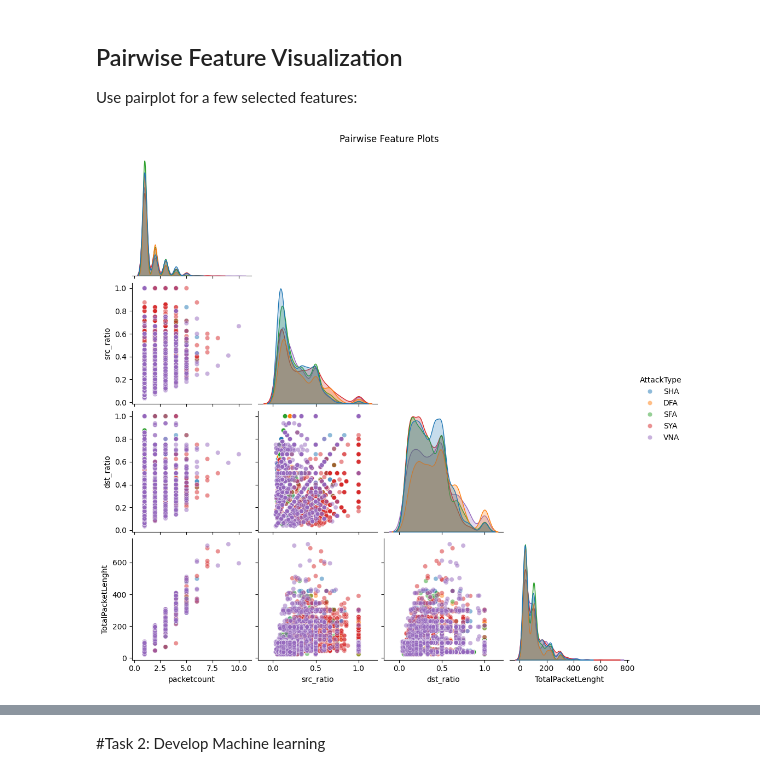
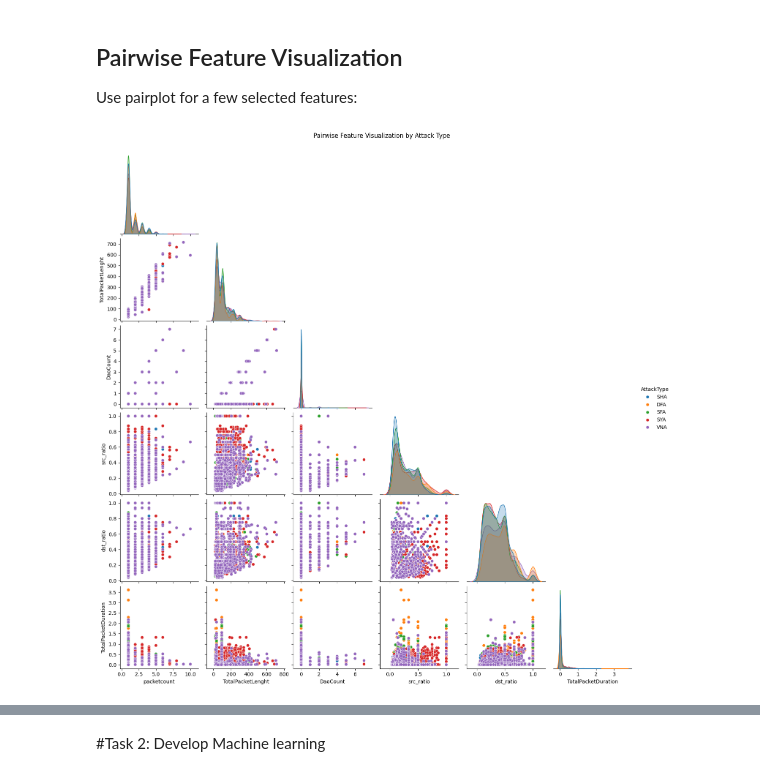
Before and after one commit to buildwithdemis/machinelearning, a Jupyter notebook: Capstone_01_task1.ipynb, the cells around one changed output, grey strips where cells are left out. Cells and saved outputs as stored; diff of their text form; code cells hidden in the pictures.

```diff
--- a/Capstone_01_task1.ipynb
+++ b/Capstone_01_task1.ipynb
@@ -346,9 +365,16 @@ plt.show()
 
 Use pairplot for a few selected features:
 # %%
-sns.pairplot(dataset, vars=['packetcount', 'src_ratio', 'dst_ratio', 'TotalPacketLenght'],
-             hue='AttackType', corner=True, plot_kws={'alpha': 0.5})
-plt.suptitle('Pairwise Feature Plots', y=1.02)
+
+
+# Select the most relevant numeric features
+selected_features = [
+    'packetcount', 'TotalPacketLenght', 'DaoCount',
+    'src_ratio', 'dst_ratio', 'TotalPacketDuration', 'AttackType'
+]
+# Pairwise plot
+sns.pairplot(dataset[selected_features], hue='AttackType', diag_kind='kde', corner=True)
+plt.suptitle("Pairwise Feature Visualization by Attack Type", y=1.02)
 plt.show()
 # %% [output]
-[figure, old version]
+[figure, new version]
```
Also changed, not shown: parts of 8 cells of this notebook.
